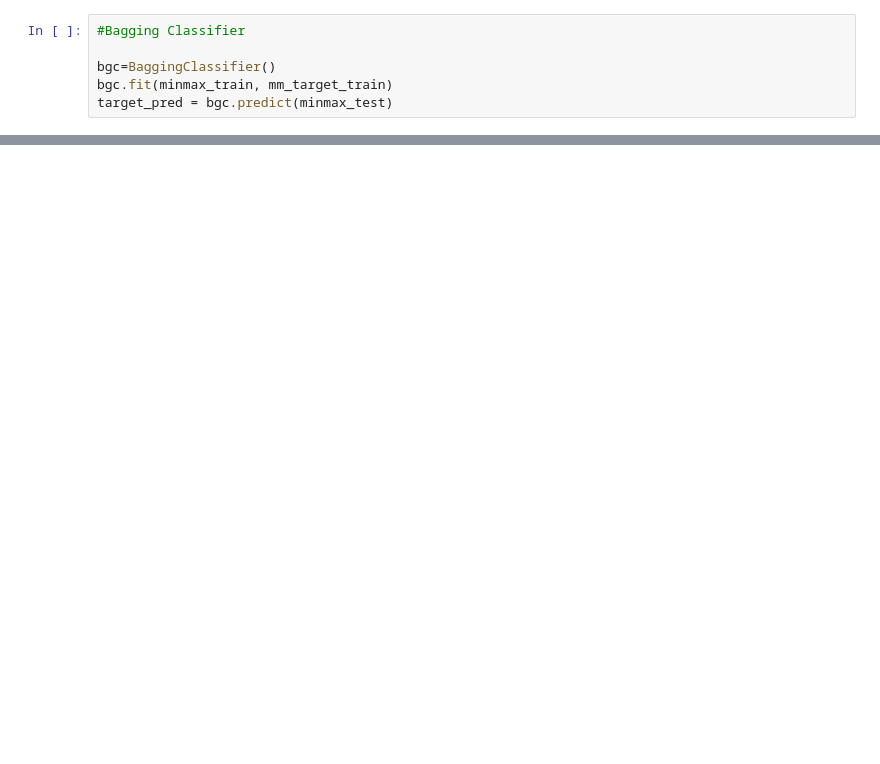
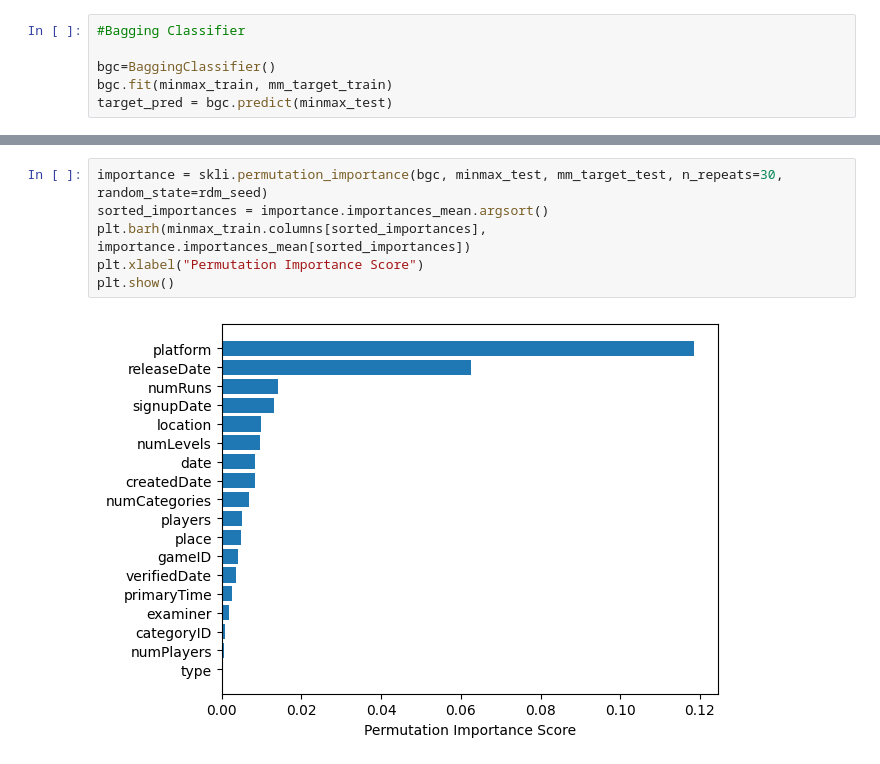
Before and after one commit to bigguyhere/CS513GroupProject, a Jupyter notebook: main.ipynb, the cells around one changed output, grey strips where cells are left out. Saved outputs shown, nothing was run; the diff lists cells and outputs as text; blank space fills up the shorter version.

Commit message:
added permutation importance scores and correlation heatmap

```diff
--- a/main.ipynb
+++ b/main.ipynb
@@ -257,0 +509,8 @@ ConfusionMatrixDisplay(conMatrix, display_labels=["Not Emulated", "Emulated"],).
+# %%
+importance = skli.permutation_importance(bgc, minmax_test, mm_target_test, n_repeats=30, random_state=rdm_seed)
+sorted_importances = importance.importances_mean.argsort()
+plt.barh(minmax_train.columns[sorted_importances], importance.importances_mean[sorted_importances])
+plt.xlabel("Permutation Importance Score")
+plt.show()
+# %% [output]
+[figure, added]
```
Also changed, not shown: parts of 14 cells of this notebook.
